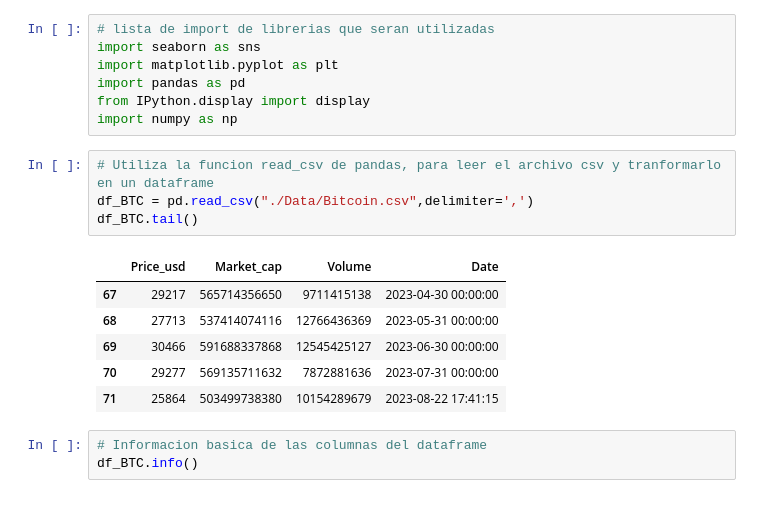
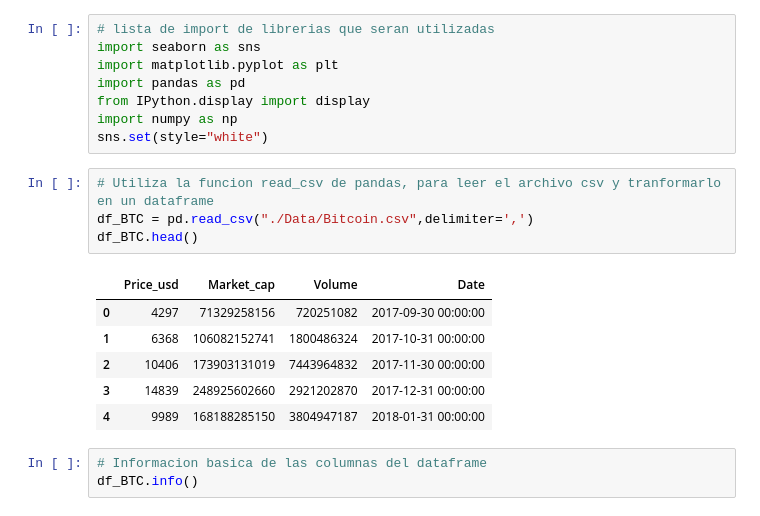
Before and after one commit to Galo0000/Analitics_Proyect_Cryptocurrency, a Jupyter notebook: EDA.ipynb, the cells around one changed output. Cells and saved outputs as stored; diff of their text form.

```diff
--- a/EDA.ipynb
+++ b/EDA.ipynb
@@ -5,17 +5,18 @@ import matplotlib.pyplot as plt
 import pandas as pd
 from IPython.display import display
 import numpy as np
+sns.set(style="white")
 # %%
 # Utiliza la funcion read_csv de pandas, para leer el archivo csv y tranformarlo en un dataframe
 df_BTC = pd.read_csv("./Data/Bitcoin.csv",delimiter=',')
-df_BTC.tail()
+df_BTC.head()
 # %% [output]
 |  | Price_usd | Market_cap | Volume | Date |
-| 67 | 29217 | 565714356650 | 9711415138 | 2023-04-30 00:00:00 |
-| 68 | 27713 | 537414074116 | 12766436369 | 2023-05-31 00:00:00 |
-| 69 | 30466 | 591688337868 | 12545425127 | 2023-06-30 00:00:00 |
-| 70 | 29277 | 569135711632 | 7872881636 | 2023-07-31 00:00:00 |
-| 71 | 25864 | 503499738380 | 10154289679 | 2023-08-22 17:41:15 |
+| 0 | 4297 | 71329258156 | 720251082 | 2017-09-30 00:00:00 |
+| 1 | 6368 | 106082152741 | 1800486324 | 2017-10-31 00:00:00 |
+| 2 | 10406 | 173903131019 | 7443964832 | 2017-11-30 00:00:00 |
+| 3 | 14839 | 248925602660 | 2921202870 | 2017-12-31 00:00:00 |
+| 4 | 9989 | 168188285150 | 3804947187 | 2018-01-31 00:00:00 |
 # %%
 # Informacion basica de las columnas del dataframe
 df_BTC.info()
```
Also changed, not shown: parts of 25 cells of this notebook, 1 other file.
